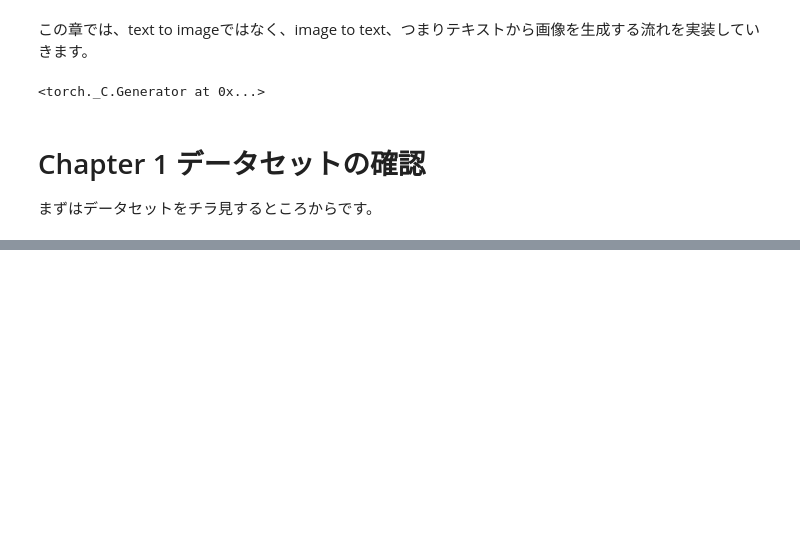
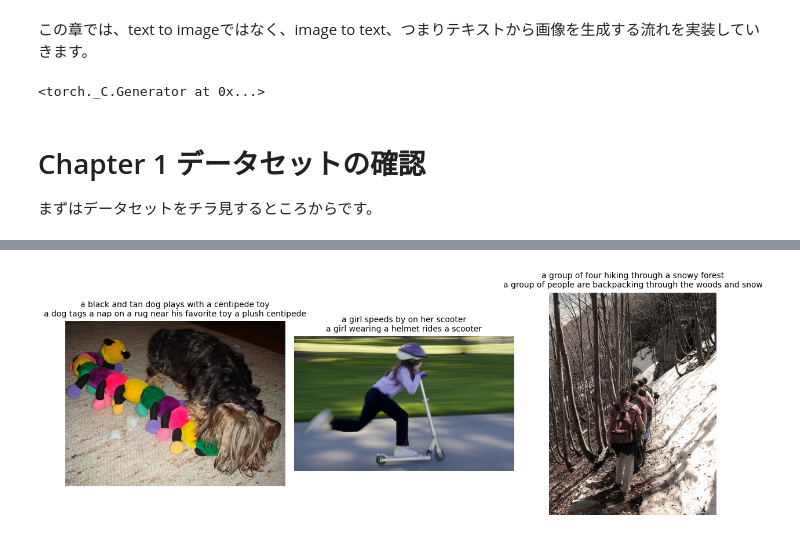
Before and after one commit to kondotaichi/everyonesTextToImage, a Jupyter notebook: notebooks/answer/chapter03_Captions.ipynb, the cells around one changed output, grey strips where cells are left out. Cells and saved outputs as stored; diff of their text form; code cells hidden in the pictures; blank space fills up the shorter version.

```diff
--- a/notebooks/answer/chapter03_Captions.ipynb
+++ b/notebooks/answer/chapter03_Captions.ipynb
@@ -69,5 +69,5 @@ torch.manual_seed(1337)
 # %%
 import json
 
-with open('/content/txt2img/files/dataset_flickr8k.json', 'r') as fb:
+with open('../../files/caption_datasets/dataset_flickr8k.json', 'r') as fb:
     data = json.load(fb)
@@ -73,0 +151,89 @@ with open('/content/txt2img/files/dataset_flickr8k.json', 'r') as fb:
+# %%
+import os
+import random
+from PIL import Image
+import matplotlib.pyplot as plt
+
+# 画像とキャプションの組を可視化する関数
+# このコードは理解不要です。
+
+def show_image_caption_pairs(split: str = "train", num_samples: int = 4, captions_per_image: int = 1, seed: int | None = 1337):
+    """
+    指定した split (train/test) から、画像とキャプションの組をランダムに num_samples 個表示します。
+
+    Args:
+        split (str): "train" または "test"
+        num_samples (int): 表示する画像枚数
+        captions_per_image (int): 各画像につき表示するキャプション数（上限）
+        seed (int|None): ランダムシード
+    """
+    if seed is not None:
+        random.seed(seed)
+
+    if split not in {"train", "test"}:
+        raise ValueError("split は 'train' か 'test' を指定してください。")
+
+    # 必要変数の存在チェック
+    required_vars = [
+        'train_image_paths', 'train_image_captions',
+        'test_image_paths', 'test_image_captions'
+    ]
+    for var_name in required_vars:
+        if var_name not in globals():
+            raise RuntimeError(f"変数 {var_name} が見つかりません。前のセルを実行してください。")
+
+    if split == "train":
+        paths = train_image_paths
+        caps = train_image_captions
+    else:
+        paths = test_image_paths
+        caps = test_image_captions
+
+    if len(paths) == 0:
+        raise RuntimeError(f"{split} の画像パスが空です。前処理セルを確認してください。")
+
+    # サンプル選択
+    indices = random.sample(range(len(paths)), k=min(num_samples, len(paths)))
+
+    cols = min(4, num_samples)
+    rows = (num_samples + cols - 1) // cols
+
+    plt.figure(figsize=(4 * cols, 4.5 * rows))
+
+    for i, idx in enumerate(indices, start=1):
+        img_path = paths[idx]
+        captions_token_lists = caps[idx]  # list[list[str]]
+
+        try:
+            # 画像の読み込み（ノートブックからの相対パスを解決）
+            # 既に paths は '../../archive/Images/filename.jpg' 形式なので、そのまま開けるはず
+            with Image.open(img_path) as im:
+                image = im.convert("RGB")
+        except FileNotFoundError:
+            # 万が一相対パスがずれていた場合のフォールバック
+            alt_path = os.path.join("../../archive/Images", os.path.basename(img_path))
+            with Image.open(alt_path) as im:
+                image = im.convert("RGB")
+
+        # キャプション整形
+        shown_caps = []
+        for tokens in captions_token_lists[:captions_per_image]:
+            if isinstance(tokens, list):
+                shown_caps.append(" ".join(tokens))
+            else:
+                shown_caps.append(str(tokens))
+
+        title = "\n".join(shown_caps)
+
+        ax = plt.subplot(rows, cols, i)
+        ax.imshow(image)
+        ax.set_title(title, fontsize=10)
+        ax.axis('off')
+
+    plt.tight_layout()
+    plt.show()
+
+# 例: 学習データから 6 枚表示
+show_image_caption_pairs(split="train", num_samples=3, captions_per_image=2)
+# %% [output]
+[figure, added]
```
Also changed, not shown: parts of 59 cells of this notebook, 1 other file.
